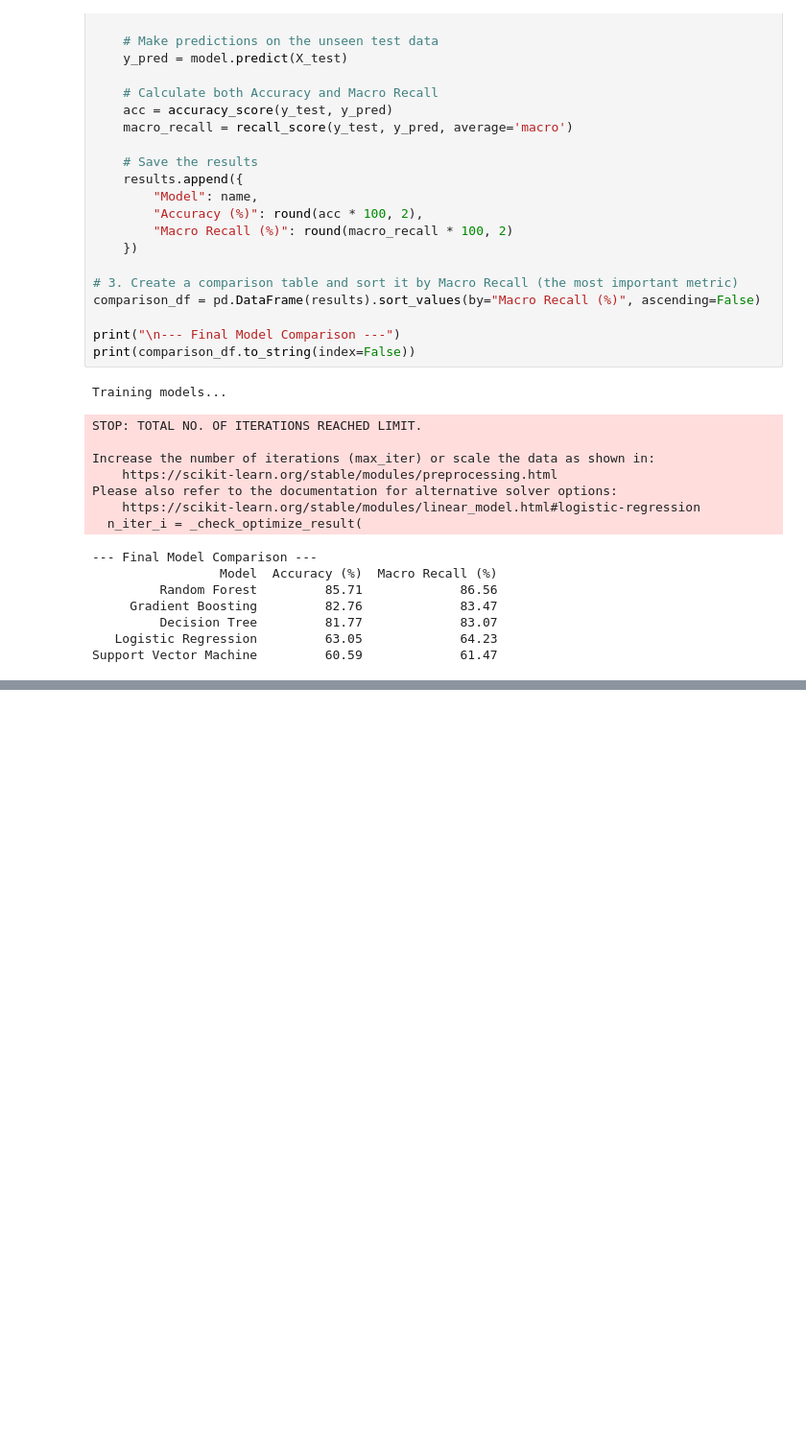
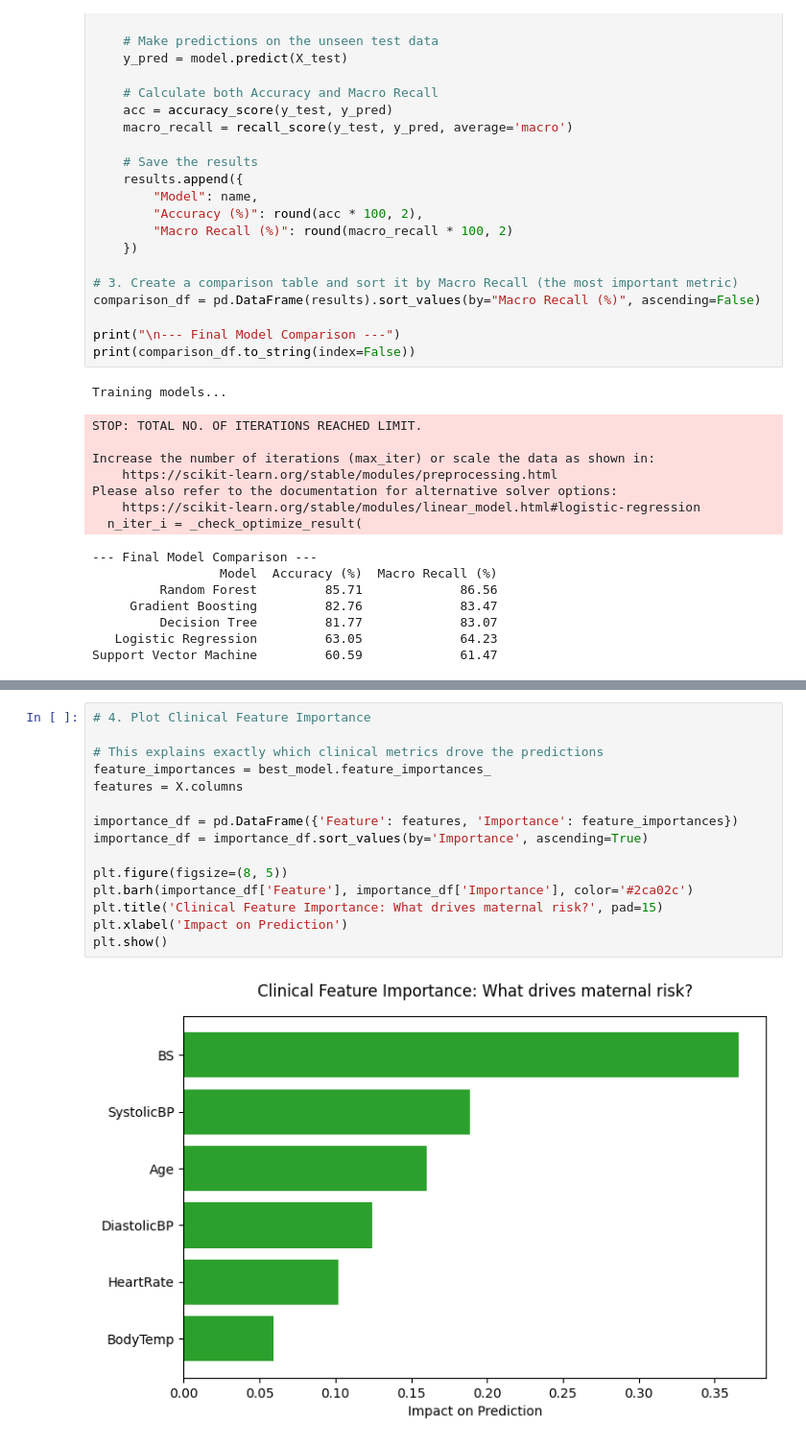
Before and after one commit to mahmooda23/Early-Risk-Stratification-of-Maternal-Complications-during-Pregnancy-, a Jupyter notebook: predict_risk_during_pregnancy.ipynb, the cells around one changed output, grey strips where cells are left out. Shown at 96% size. Drawn from its saved outputs; the diff is of its cells as text; blank space fills up the shorter version.

```diff
--- a/predict_risk_during_pregnancy.ipynb
+++ b/predict_risk_during_pregnancy.ipynb
@@ -295,0 +335,17 @@ plt.show()
+# %%
+# 4. Plot Clinical Feature Importance
+
+# This explains exactly which clinical metrics drove the predictions
+feature_importances = best_model.feature_importances_
+features = X.columns
+
+importance_df = pd.DataFrame({'Feature': features, 'Importance': feature_importances})
+importance_df = importance_df.sort_values(by='Importance', ascending=True)
+
+plt.figure(figsize=(8, 5))
+plt.barh(importance_df['Feature'], importance_df['Importance'], color='#2ca02c')
+plt.title('Clinical Feature Importance: What drives maternal risk?', pad=15)
+plt.xlabel('Impact on Prediction')
+plt.show()
+# %% [output]
+[figure, added]
```
Also changed, not shown: parts of 2 cells of this notebook.
